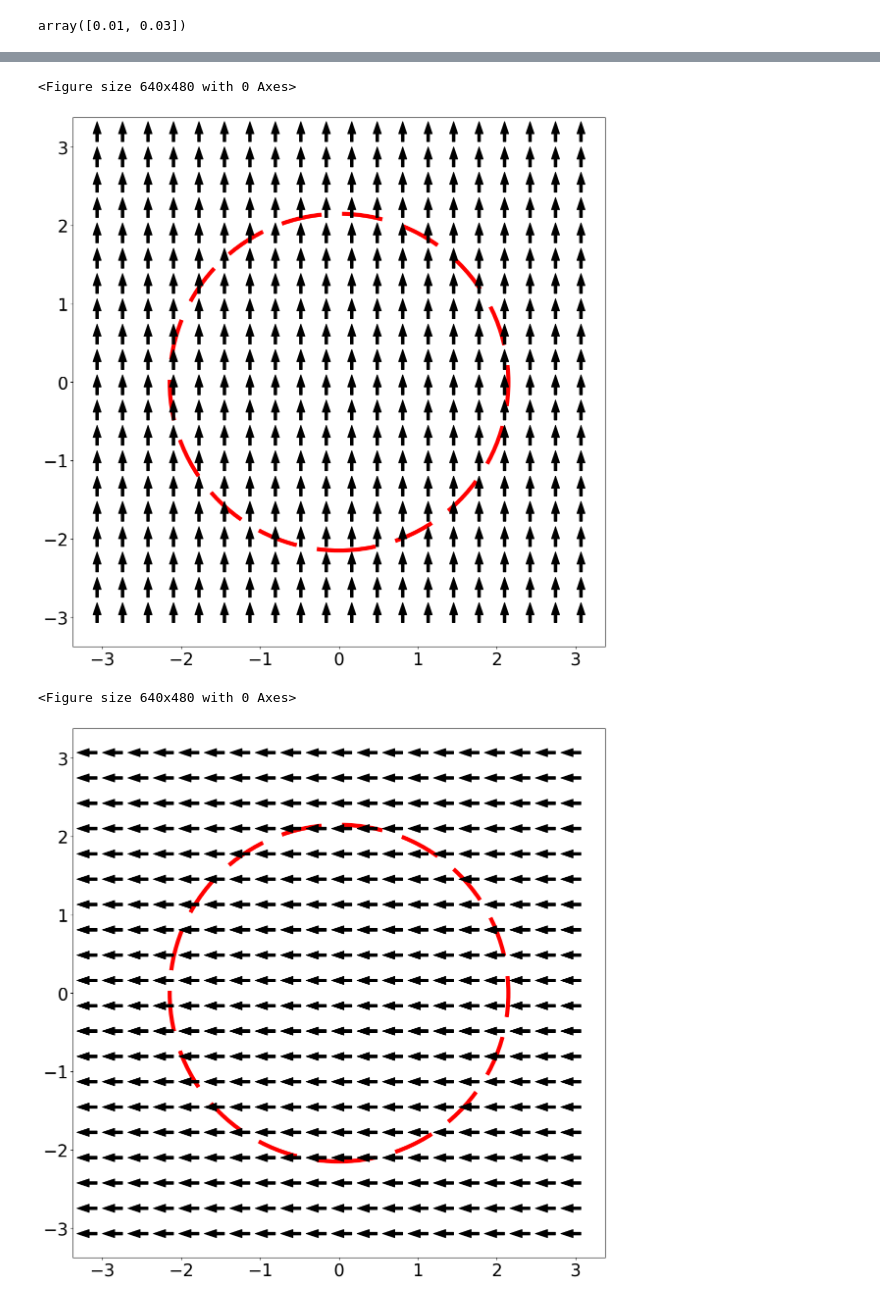
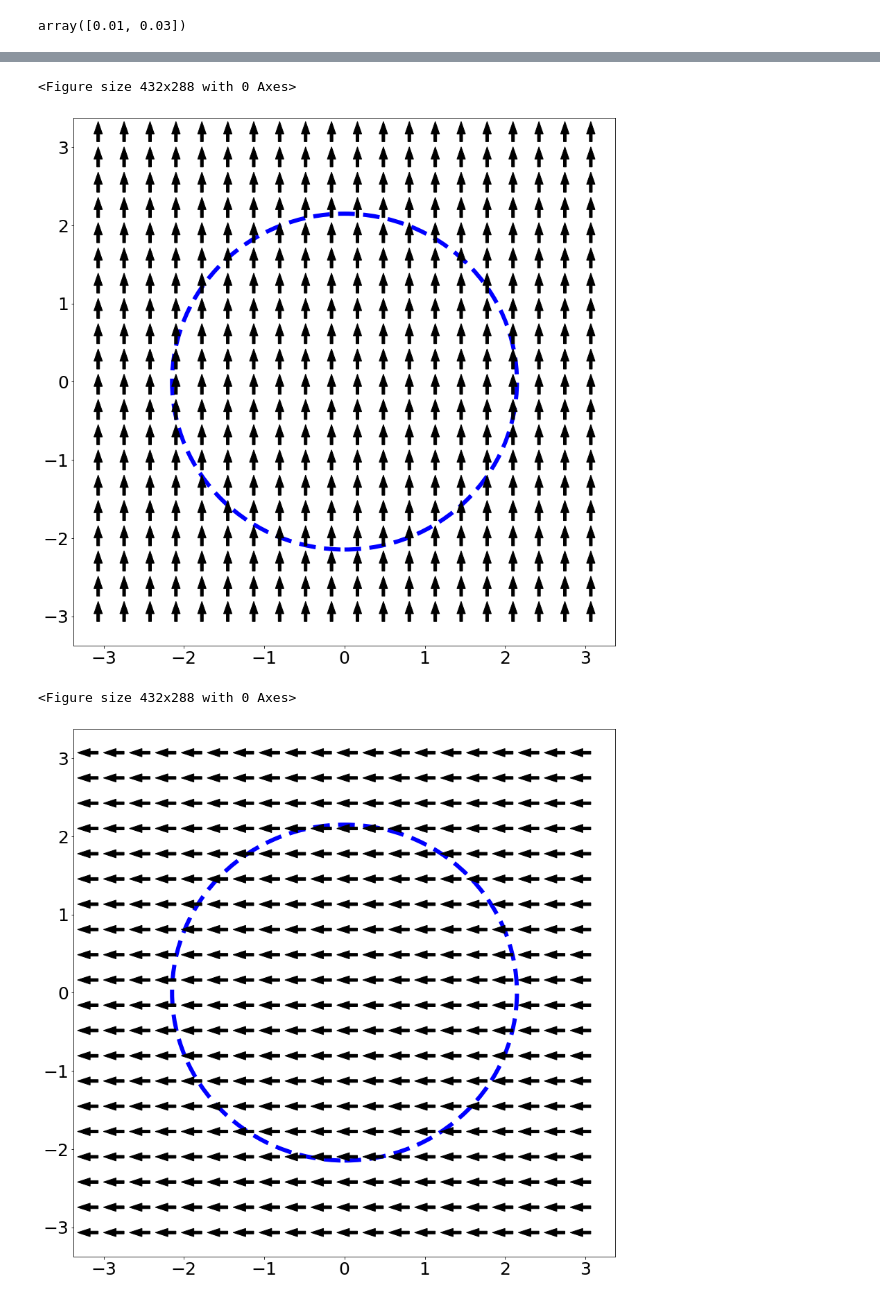
Before and after one commit to terry97-guel/KINN, a Jupyter notebook: code/control/fk_check.ipynb, the cells around one changed output, grey strips where cells are left out. Drawn from its saved outputs; the diff is of its cells as text; code cells hidden in the pictures.

```diff
--- a/code/control/fk_check.ipynb
+++ b/code/control/fk_check.ipynb
@@ -66,7 +66,7 @@ if args.MODEL == 'PRIMNET':
 elif args.MODEL == 'FC_PRIMNET':
     model = FC_PRIMNET(args=args).to(args.device)
 
-model.load_state_dict(torch.load(BASEDIR/'results'/path/"weights/epoch_500.pth"))
+model.load_state_dict(torch.load(BASEDIR/'results'/path/"weights/epoch_1000.pth"))
 # %% [output]
 <All keys matched successfully>
 # %%
@@ -321,9 +322,11 @@ fig = plt.figure()
 fig, ax = plt.subplots(figsize=(14,14))
 
 # plot range of training data
-circle=plt.Circle((0,0),r, linewidth=6, edgecolor='r', facecolor='none', linestyle=(1,(10,5)), label="Training Data Range")
+circle=plt.Circle((0,0),r, linewidth=6, edgecolor='b', facecolor='none', linestyle=(1,(4,2)), label="Training Data Range")
 ax.add_patch(circle)
 plt.arrow(x,y, 0,0, color='k', alpha=1, width=0, label='Gradient Field')
+
+# Actuation 1
 for (x,y) in zip(grid_x.flatten(), grid_y.flatten()):
     actuation = torch.FloatTensor([x,y]).reshape(1,-1)
     jac, pos_EE = jacobian(partial(forward_soro,model), actuation)
@@ -343,15 +346,15 @@ fig = plt.figure()
 fig, ax = plt.subplots(figsize=(14,14))
 
 # plot range of training data
-circle=plt.Circle((0,0),r, linewidth=6, edgecolor='r', facecolor='none', linestyle=(1,(10,5)), label="Training Data Range")
+circle=plt.Circle((0,0),r, linewidth=6, edgecolor='b', facecolor='none', linestyle=(1,(4,2)), label="Training Data Range")
 ax.add_patch(circle)
 plt.arrow(x,y, 0,0, color='k', alpha=1, width=0, label='Gradient Field')
 
+# Actuation 2
 for (x,y) in zip(grid_x.flatten(), grid_y.flatten()):
     actuation = torch.FloatTensor([x,y]).reshape(1,-1)
     jac, pos_EE = jacobian(partial(forward_soro,model), actuation)
     jac_act2 = jac[0,:,0,1] * scale / actuation_scale
-
 
     # plot field
     plt.arrow(x* actuation_scale, y* actuation_scale, jac_act2[0], jac_act2[1], color='k', alpha=1, width=0.035)
@@ -384,49 +387,48 @@ PI = np.pi
 actuation_scale = 1/4096 * 2*PI
 r = 1400* actuation_scale
 
-x = torch.linspace(-2000, 2000, 20)
-y = torch.linspace(-2000, 2000, 20)
-grid_x, grid_y = torch.meshgrid(x, y, indexing='ij')
-
 fig = plt.figure()
 fig, ax = plt.subplots(figsize=(14,14))
 
 # plot range of training data
-circle=plt.Circle((0,0),r, linewidth=6, edgecolor='r', facecolor='none', linestyle=(1,(10,5)), label="Training Data Range")
+circle=plt.Circle((0,0),r, linewidth=6, edgecolor='b', facecolor='none', linestyle=(1,(4,2)), label="Training Data Range")
 ax.add_patch(circle)
 plt.arrow(x,y, 0,0, color='k', alpha=1, width=0, label='Gradient Field')
+
+# Actuation 1
 for (x,y) in zip(grid_x.flatten(), grid_y.flatten()):
-    actuation = torch.FloatTensor([x,y]).reshape(1,-1)
-    plt.arrow(x*actuation_scale,y*actuation_scale, 0, 0.1, color='k', alpha=1, width=0.035)
+    jac = torch.tensor([0,0.1])
+    plt.arrow(x*actuation_scale,y*actuation_scale, jac[0], jac[1], color='k', alpha=1, width=0.035)
 
 plt.xlim(-2200* actuation_scale, 2200* actuation_scale)
 plt.ylim(-2200* actuation_scale, 2200* actuation_scale)
 # ax.legend(fontsize=20)
 plt.xticks(fontsize=25)
 plt.yticks(fontsize=25)
 plt.show()
 
 fig = plt.figure()
 fig, ax = plt.subplots(figsize=(14,14))
 
 # plot range of training data
-circle=plt.Circle((0,0),r, linewidth=6, edgecolor='r', facecolor='none', linestyle=(1,(10,5)), label="Training Data Range")
+circle=plt.Circle((0,0),r, linewidth=6, edgecolor='b', facecolor='none', linestyle=(1,(4,2)), label="Training Data Range")
 ax.add_patch(circle)
 plt.arrow(x,y, 0,0, color='k', alpha=1, width=0, label='Gradient Field')
 
+# Actuation 2
 for (x,y) in zip(grid_x.flatten(), grid_y.flatten()):
-    actuation = torch.FloatTensor([x,y]).reshape(1,-1)
-    plt.arrow(x*actuation_scale,y*actuation_scale, -0.1, 0, color='k', alpha=1, width=0.035)
+    jac = torch.tensor([-0.1, 0])
+    plt.arrow(x*actuation_scale,y*actuation_scale, jac[0], jac[1], color='k', alpha=1, width=0.035)
 
 
 plt.xlim(-2200* actuation_scale, 2200* actuation_scale)
 plt.ylim(-2200* actuation_scale, 2200* actuation_scale)
 plt.xticks(fontsize=25)
 plt.yticks(fontsize=25)
 # ax.legend(fontsize=20)
 plt.show()
 # %% [output]
-<Figure size 640x480 with 0 Axes>
+<Figure size 432x288 with 0 Axes>
-[figure, old version]
+[figure, new version]
-<Figure size 640x480 with 0 Axes>
+<Figure size 432x288 with 0 Axes>
-[figure, old version]
+[figure, new version]
```
Also changed, not shown: parts of 11 cells of this notebook, 10 other files.
